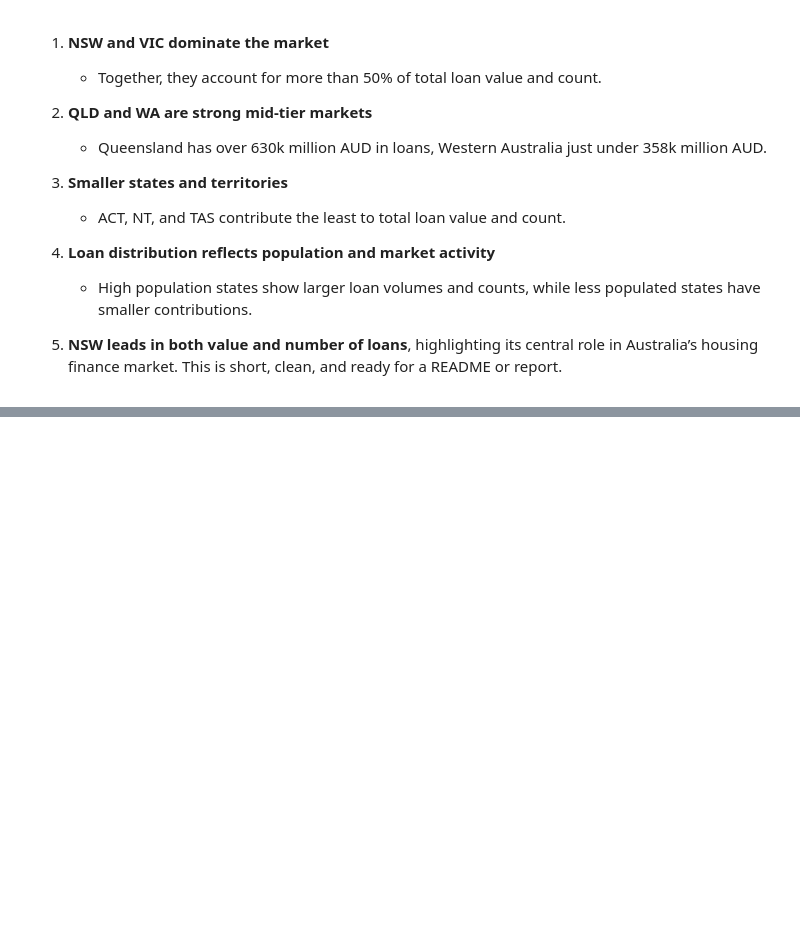
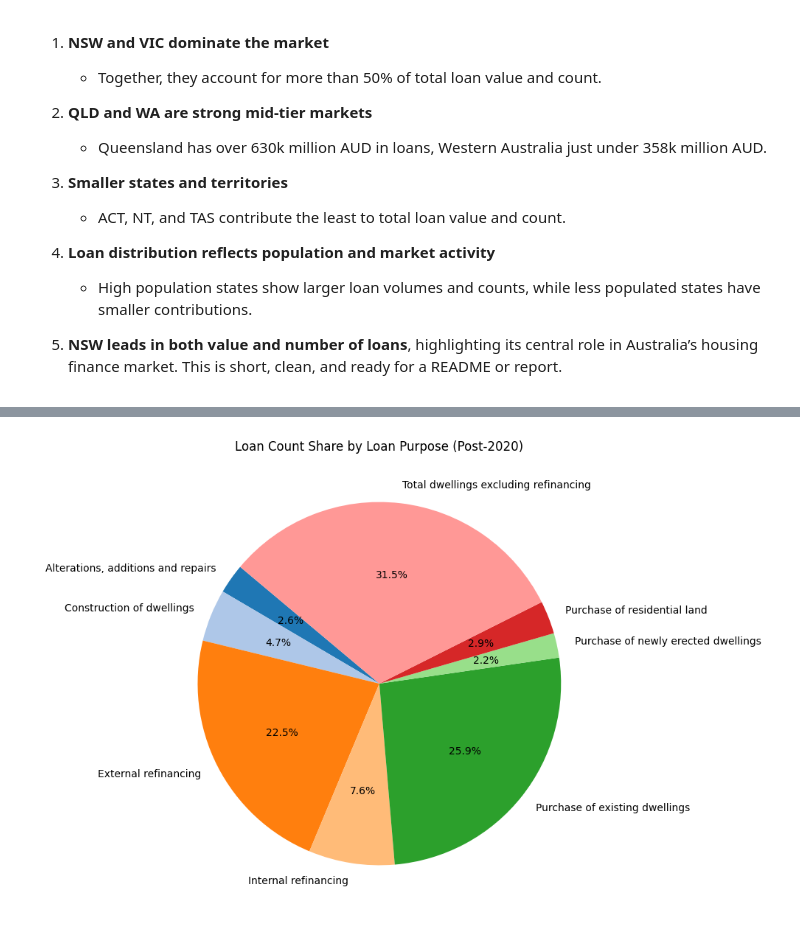
Before and after one commit to MahebobeFayyaz/Australian-Mortgage-Approval-Intelligence-System, a Jupyter notebook: Notebooks/Data_Cleaning_&_EDA.ipynb, the cells around one changed output, grey strips where cells are left out. Saved outputs shown, nothing was run; the diff lists cells and outputs as text; code cells hidden in the pictures; blank space fills up the shorter version.

```diff
--- a/Notebooks/Data_Cleaning_&_EDA.ipynb
+++ b/Notebooks/Data_Cleaning_&_EDA.ipynb
@@ -1098,0 +1378,25 @@ df_clean.to_csv("../Datasets/Cleaned_Data/Owner_Occupier_State.csv", index=False
+# %%
+
+
+# Filter data for post-2020
+df_post_2020 = df_investor_purpose[df_investor_purpose['date'].dt.year > 2020]
+
+# Group by loan purpose and sum loan_count
+loan_counts = df_post_2020.groupby('loan_purpose')['loan_count'].sum()
+
+# Convert to percentage
+loan_counts_percent = 100 * loan_counts / loan_counts.sum()
+
+# Plot Pie Chart
+plt.figure(figsize=(8, 8))
+plt.pie(
+    loan_counts_percent,
+    labels=loan_counts_percent.index,
+    autopct='%1.1f%%',
+    startangle=140,
+    colors=plt.cm.tab20.colors
+)
+plt.title('Loan Count Share by Loan Purpose (Post-2020)')
+plt.show()
+# %% [output]
+[figure, added]
```
Also changed, not shown: parts of 25 cells of this notebook.
